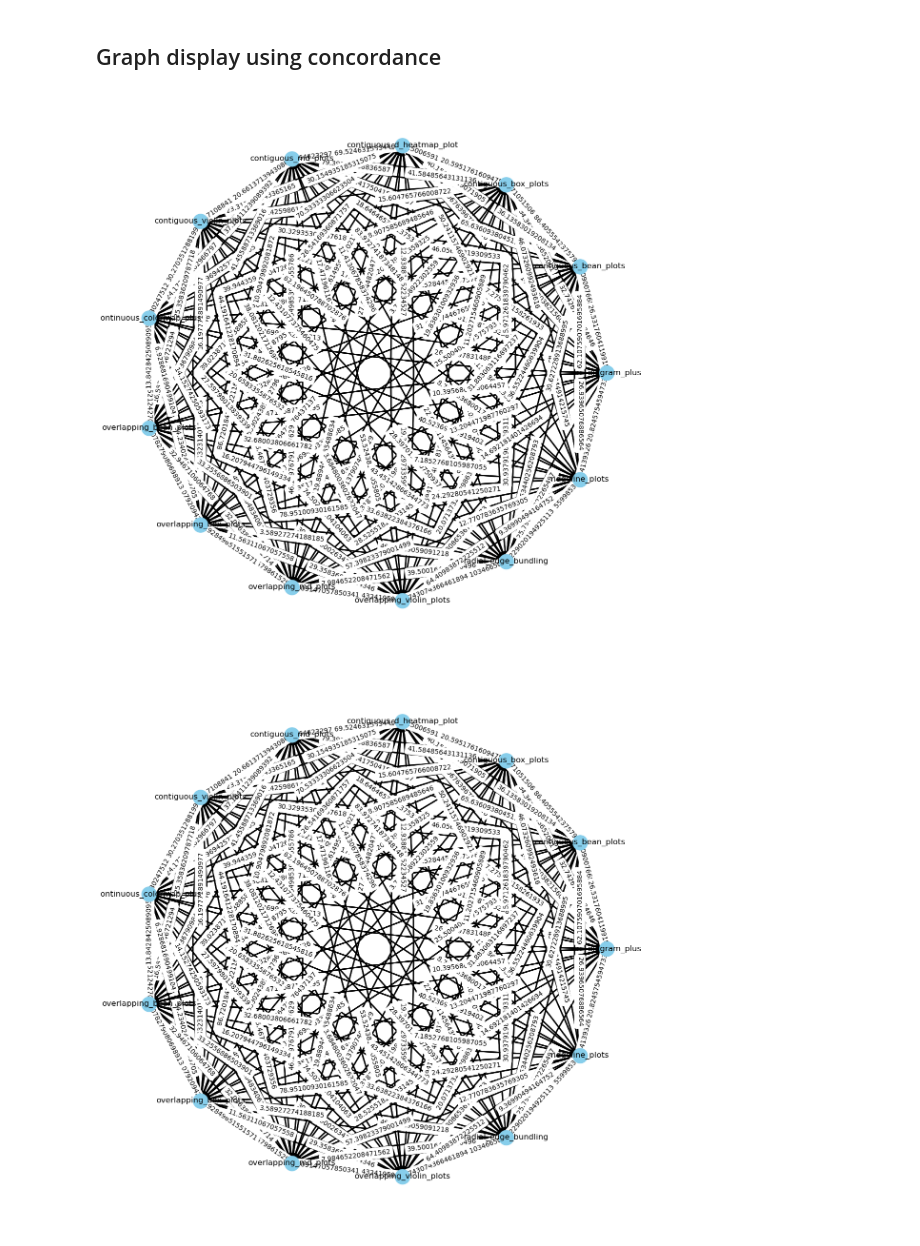
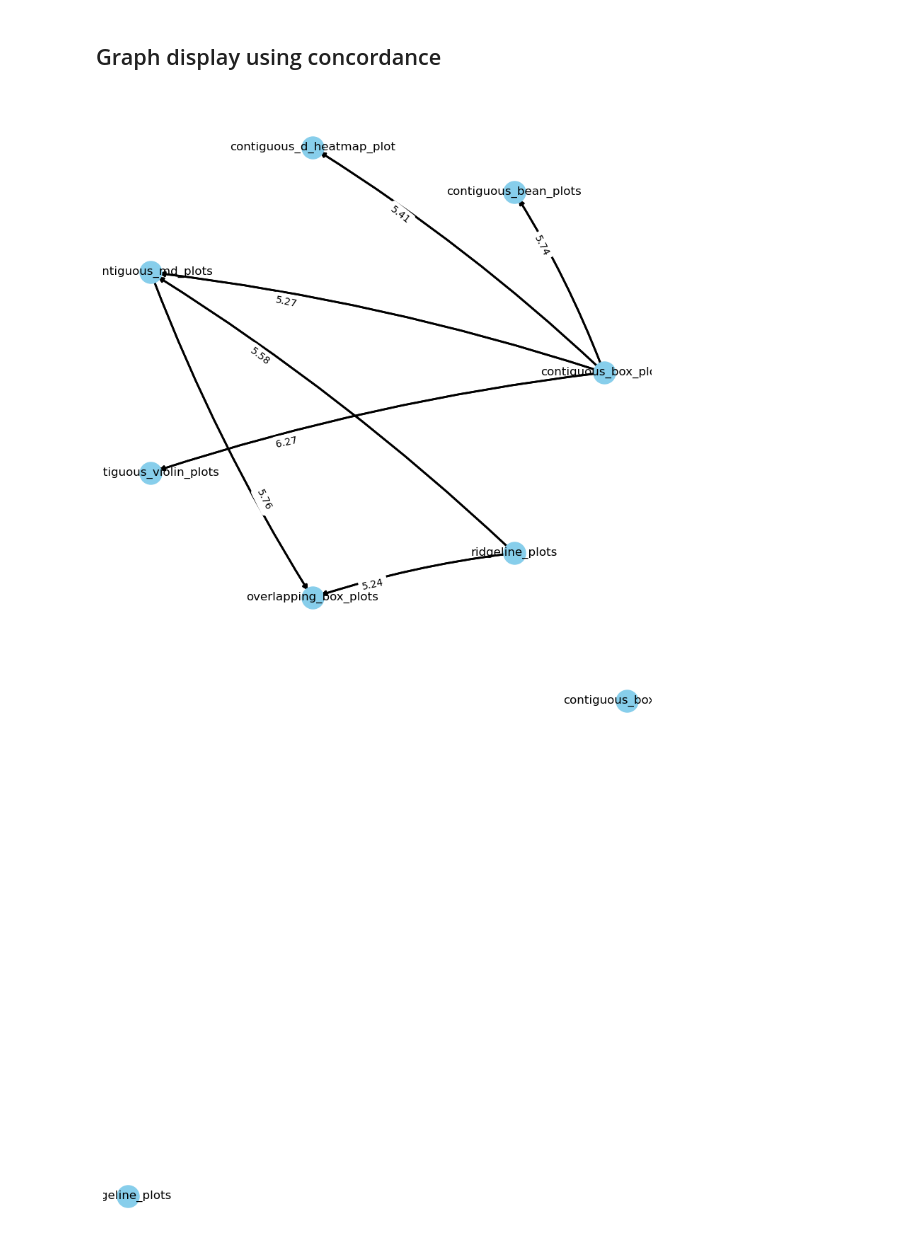
Before and after one commit to Schrodinger17/evolutive-distribution-visualization-survey, a Jupyter notebook: vote_analysis.ipynb, the cells around one changed output. Saved outputs shown, nothing was run; the diff lists cells and outputs as text; code cells hidden in the pictures.

```diff
--- a/vote_analysis.ipynb
+++ b/vote_analysis.ipynb
@@ -231,0 +188,3 @@ radial_edge_bundling       0.316460
+# %%
+dist_matrix = create_dist_matrix(data, columns_names_vs, solutions_names, time_normalization=True)
+print(dist_matrix)
@@ -235,11 +235,12 @@ radial_edge_bundling       0.316460
 import networkx as nx
 import matplotlib.pyplot as plt
 
-# Assuming solutions_names and dist_matrix are defined properly
+# keep only two digit after the comma
+dist_matrix = dist_matrix.round(2)
 
 G = nx.MultiDiGraph()  # Use MultiDiGraph to allow multiple directed edges between nodes
 
-threshold = 2
+threshold = 0.80 * dist_matrix.max().max()  # Set a threshold for the edges
 
 for i in solutions_names:
     for j in solutions_names:
@@ -255,7 +256,7 @@ for i in solutions_names:
 pos = nx.circular_layout(G)
 
 # Create a new figure and axis
-fig, ax = plt.subplots(figsize=(15, 15))  # Adjust the size as needed
+fig, ax = plt.subplots(figsize=(10, 10))  # Adjust the size as needed
 
 # Draw nodes
 nx.draw_networkx_nodes(G, pos, ax=ax, node_size=500, node_color="skyblue")
@@ -274,7 +275,7 @@ nx.draw_networkx_labels(G, pos, ax=ax, font_size=12, font_color="black")
 plt.axis('off')  # Turn off axis
 plt.show()
 # %% [output]
-[figure, old version]
+[figure, new version]
 # %%
 import copy
 
@@ -312,25 +313,25 @@ def get_kernel(G: nx.MultiDiGraph):
 # %%
 # select the kernel of the graph
 kernel = get_kernel(G)
 
 # Create a new figure and axis
-fig, ax = plt.subplots(figsize=(15, 15))  # Adjust the size as needed
+fig, ax = plt.subplots(figsize=(10, 10))  # Adjust the size as needed
 
 # Draw nodes
 nx.draw_networkx_nodes(kernel, pos, ax=ax, node_size=500, node_color="skyblue")
 
 curved_edges = [(u, v) for (u, v, d) in kernel.edges(data=True)]
 nx.draw_networkx_edges(kernel, pos, edgelist=curved_edges, ax=ax, width=2, arrows=True, connectionstyle='arc3, rad=0.05')
 
 # Draw edge labels with offset
 edge_labels = {(u, v): d['weight'] for u, v, d in kernel.edges(data=True)}
 nx.draw_networkx_edge_labels(kernel, pos, edge_labels=edge_labels, ax=ax, label_pos=0.3)
 
 # Draw node labels
 nx.draw_networkx_labels(kernel, pos, ax=ax, font_size=12, font_color="black")
 
 # Show the plot
 plt.axis('off')  # Turn off axis
 plt.show()
 # %% [output]
-[figure, old version]
+[figure, new version]
```
Also changed, not shown: parts of 19 cells of this notebook.
